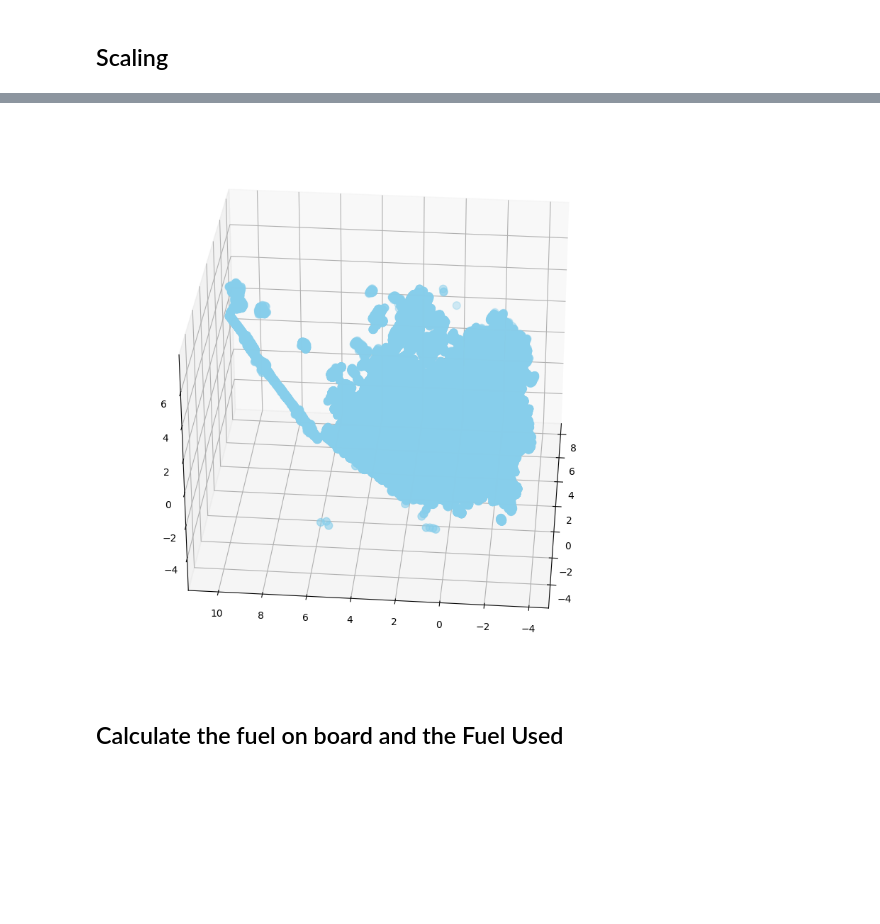
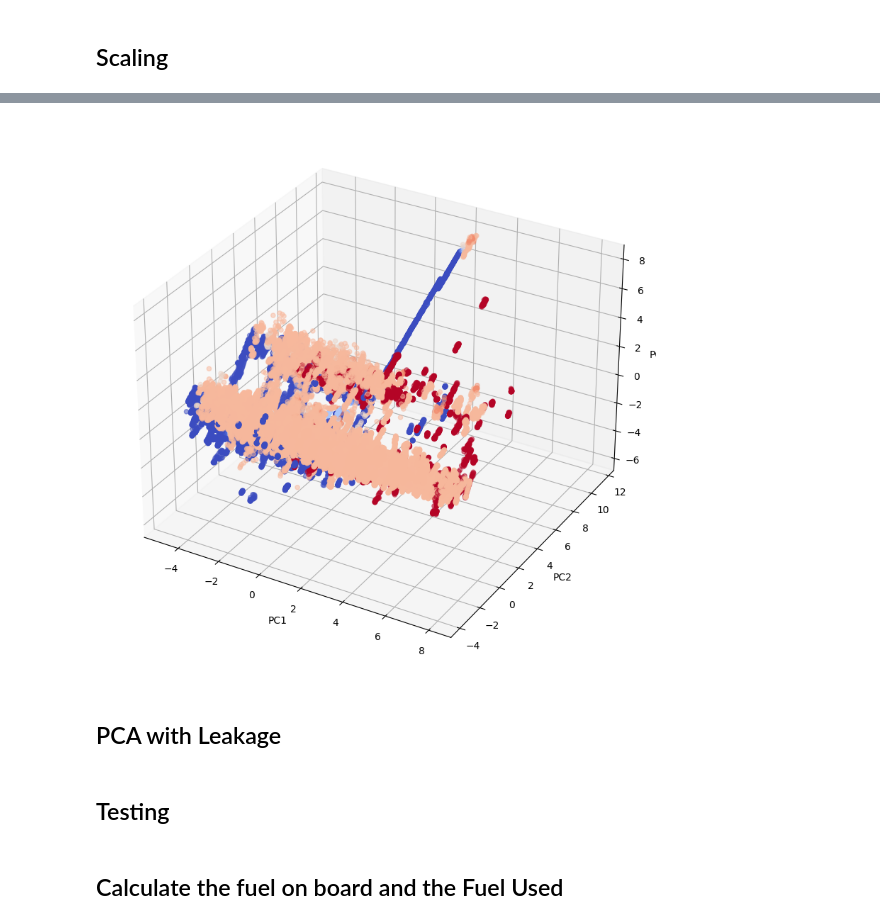
Before and after one commit to moritzzoepffel/capstone.airbus, a Jupyter notebook: notebook.ipynb, the cells around one changed output, grey strips where cells are left out. Saved outputs shown, nothing was run; the diff lists cells and outputs as text; code cells hidden in the pictures; blank space fills up the shorter version.

```diff
--- a/notebook.ipynb
+++ b/notebook.ipynb
@@ -441,5 +683,5 @@ scaled_dataset.to_csv('data/scaled_dataset.csv', index=False)
 # %%
-scaled_data = pd.read_csv('data/scaled_dataset.csv')
+scaled_data = pd.read_csv('generated_data/scaled_dataset_without_leakage.csv')
 # %%
 num_components = 15
 
@@ -473,17 +737,18 @@ plt.show()
 # %%
-# 3d plot of first 3 principal components that is interactive
-from mpl_toolkits.mplot3d import Axes3D
-import matplotlib.pyplot as plt
-import numpy as np
-
+# 3d plot of first 3 principal components in different colors
 fig = plt.figure(figsize=(10, 10))
 ax = fig.add_subplot(111, projection='3d')
-
-ax.scatter(pca_dataset['PC1'], pca_dataset['PC2'], pca_dataset['PC3'], c='skyblue', s=60)
-ax.view_init(30, 185)
+ax.scatter(pca_dataset['PC1'], pca_dataset['PC2'], pca_dataset['PC3'], c=merged_dataset['FLIGHT_PHASE_COUNT'], cmap='coolwarm', alpha=0.5)
+ax.set_xlabel('PC1')
+ax.set_ylabel('PC2')
+ax.set_zlabel('PC3')
 plt.show()
 # %% [output]
-[figure, old version]
+[figure, new version]
+# %% [markdown]
+## PCA with Leakage
+# %% [markdown]
+## Testing
 # %%
 # in df_test plot TOTAL_FUEL_USED for each flight
 for flight in df_test['FLIGHT'].unique():
```
Also changed, not shown: parts of 28 cells of this notebook, 1 other file.
